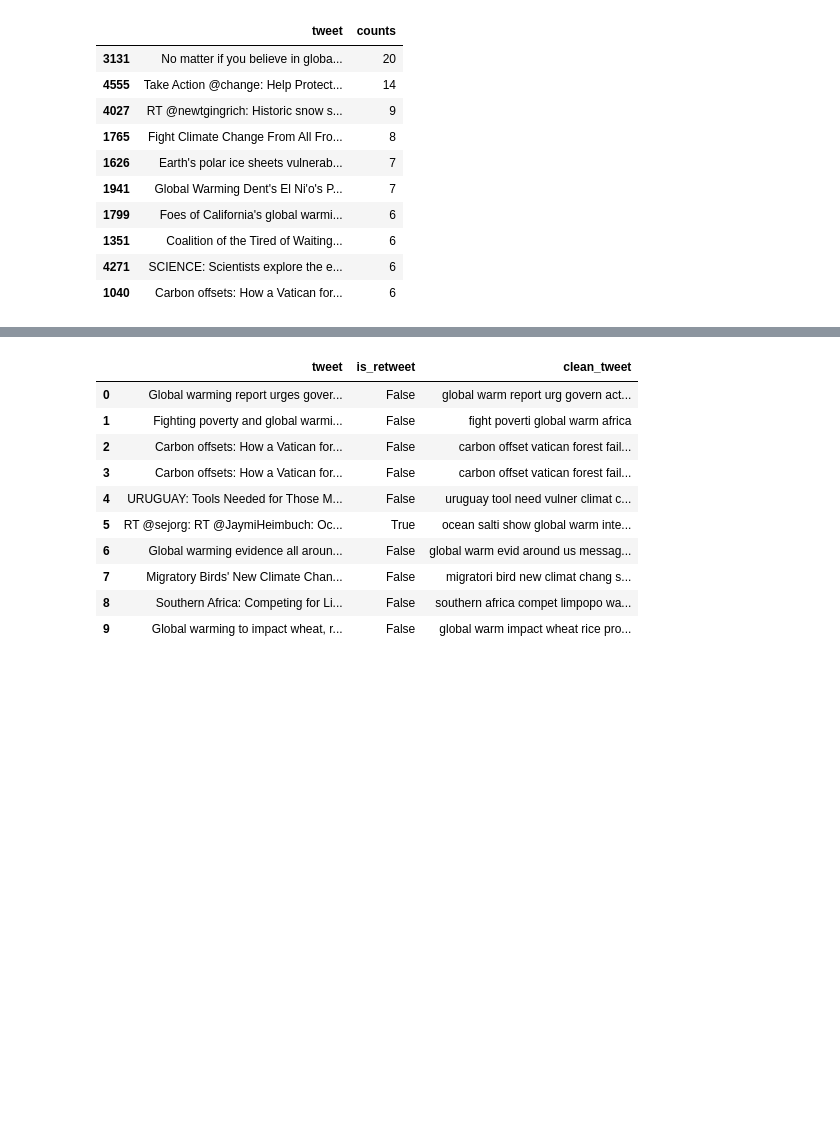
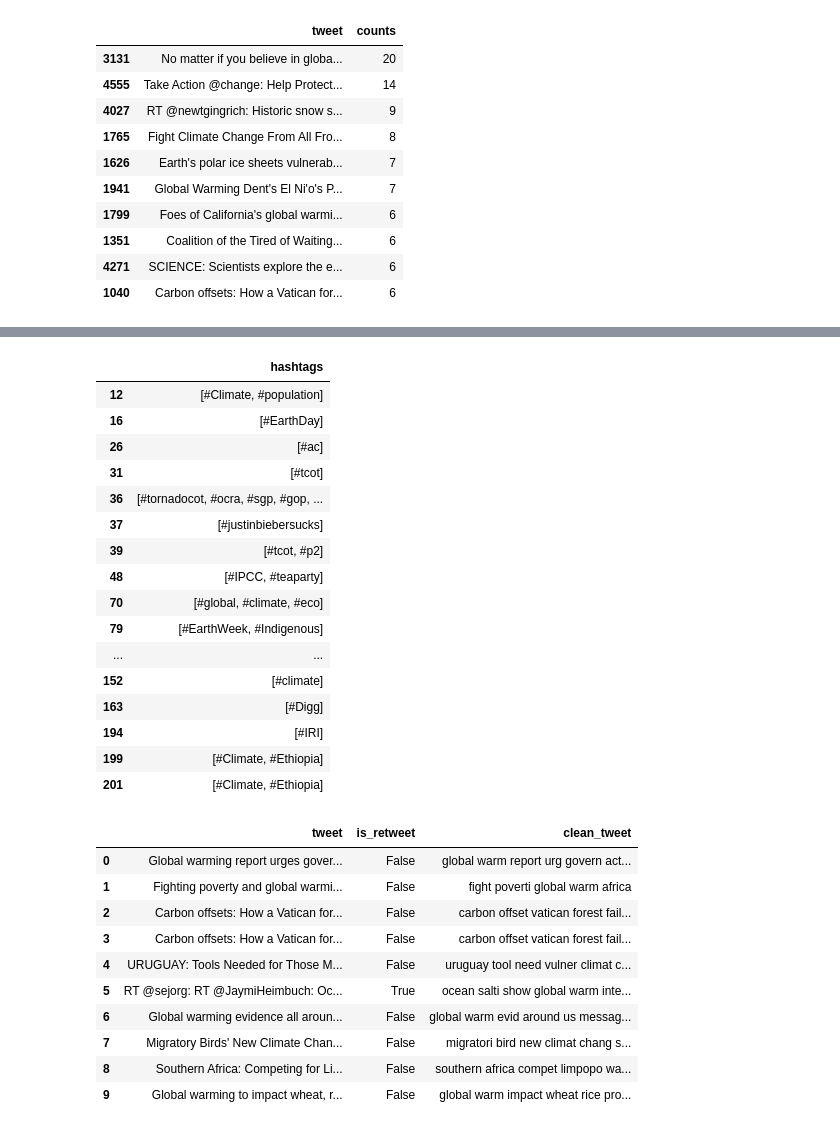
Before and after one commit to Umadeviak/Modelling, a Jupyter notebook: TopicModelling.ipynb, the cells around one changed output, grey strips where cells are left out. Drawn from its saved outputs; the diff is of its cells as text; code cells hidden in the pictures; blank space fills up the shorter version.

```diff
--- a/TopicModelling.ipynb
+++ b/TopicModelling.ipynb
@@ -84,7 +84,48 @@ plt.show()
+# %%
+def find_retweeted(tweet):
+    '''This function will extract the twitter handles of retweed people'''
+    return re.findall('(?<=RT\s)(@[A-Za-z]+[A-Za-z0-9-_]+)', tweet)
+
+def find_mentioned(tweet):
+    '''This function will extract the twitter handles of people mentioned in the tweet'''
+    return re.findall('(?<!RT\s)(@[A-Za-z]+[A-Za-z0-9-_]+)', tweet)
+
+def find_hashtags(tweet):
+    '''This function will extract hashtags'''
+    return re.findall('(#[A-Za-z]+[A-Za-z0-9-_]+)', tweet)
+# %%
+df['retweeted'] = df.tweet.apply(find_retweeted)
+df['mentioned'] = df.tweet.apply(find_mentioned)
+df['hashtags'] = df.tweet.apply(find_hashtags)
+# %%
+hashtags_list_df = df.loc[
+                       df.hashtags.apply(
+                           lambda hashtags_list: hashtags_list !=[]
+                       ),['hashtags']]
 # %%
 import nltk
 from nltk.tokenize import RegexpTokenizer
 from nltk.corpus import stopwords
+# %%
+hashtags_list_df.head(20)
+# %% [output]
+|  | hashtags |
+| 12 | [#Climate, #population] |
+| 16 | [#EarthDay] |
+| 26 | [#ac] |
+| 31 | [#tcot] |
+| 36 | [#tornadocot, #ocra, #sgp, #gop, ... |
+| 37 | [#justinbiebersucks] |
+| 39 | [#tcot, #p2] |
+| 48 | [#IPCC, #teaparty] |
+| 70 | [#global, #climate, #eco] |
+| 79 | [#EarthWeek, #Indigenous] |
+| ... | ... |
+| 152 | [#climate] |
+| 163 | [#Digg] |
+| 194 | [#IRI] |
+| 199 | [#Climate, #Ethiopia] |
+| 201 | [#Climate, #Ethiopia] |
 # %%
 def remove_links(tweet):
     '''Takes a string and removes web links from it'''
```
Also changed, not shown: parts of 5 cells of this notebook, 1 other file.
